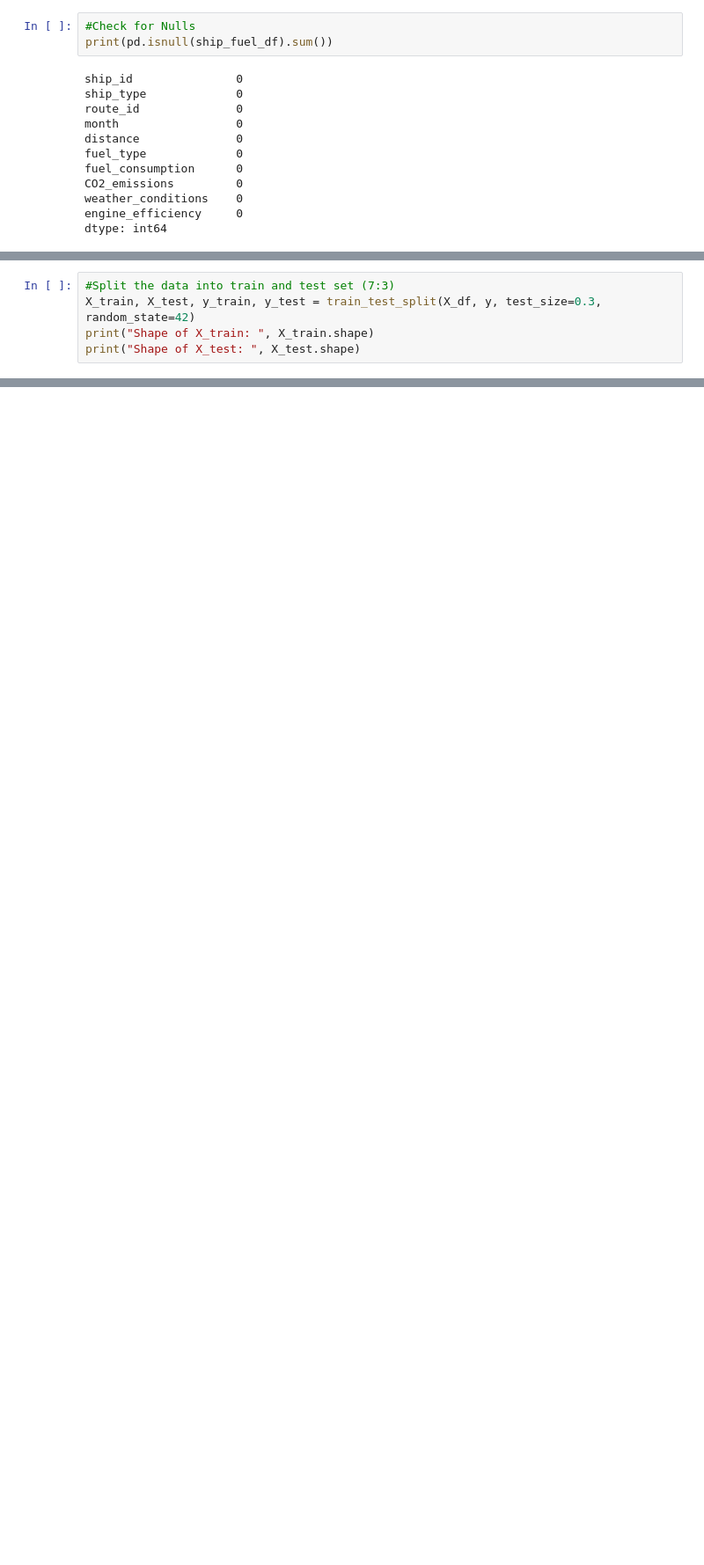
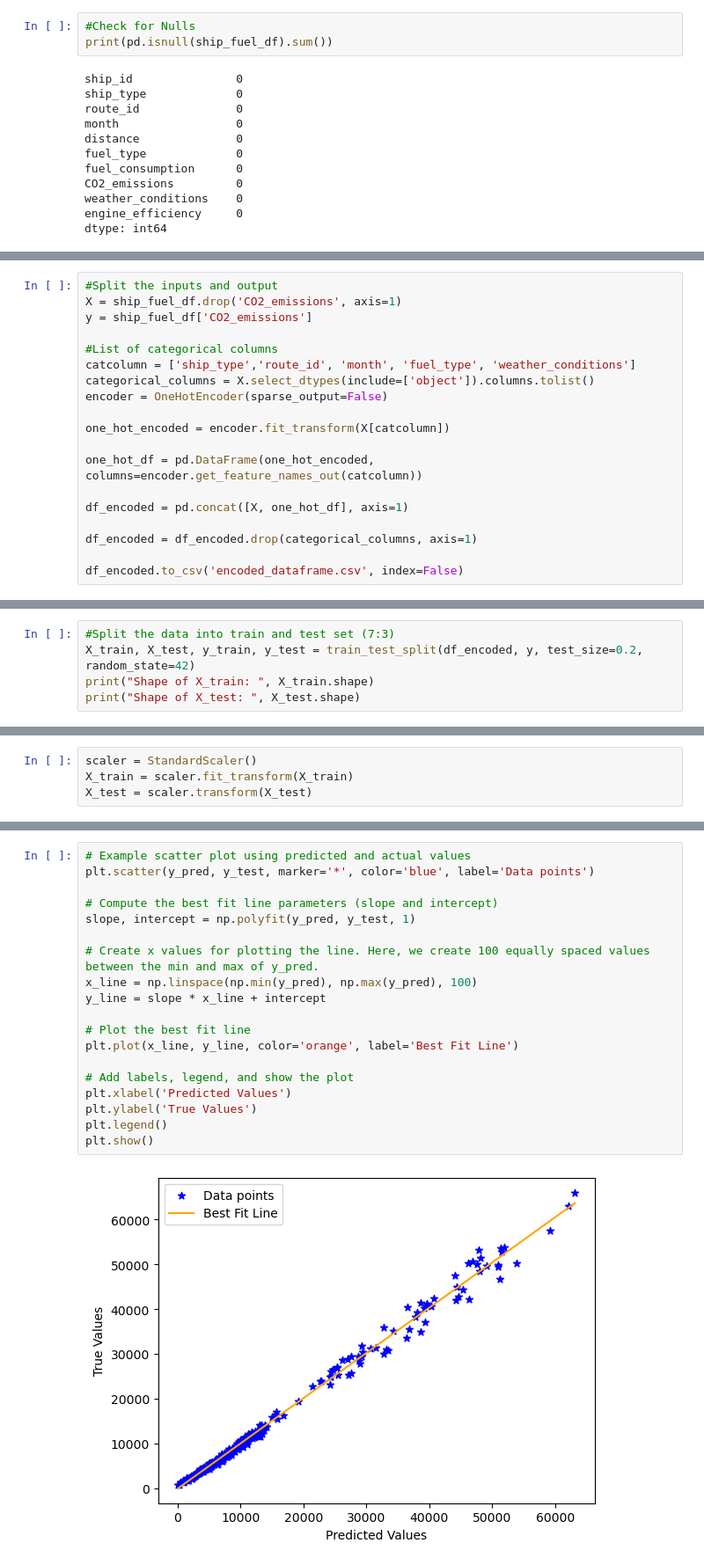
Before and after one commit to misaki22220317/SC5002_Lab_Assignmnet2, a Jupyter notebook: SC5002_Lab_Assignment2.ipynb, the cells around one changed output, grey strips where cells are left out. Shown: that part at 88% size. Saved outputs shown, nothing was run; the diff lists cells and outputs as text; blank space fills up the shorter version.

Commit message:
Update for one hot encoding and plot

```diff
--- a/SC5002_Lab_Assignment2.ipynb
+++ b/SC5002_Lab_Assignment2.ipynb
@@ -80,0 +80,19 @@ X_df = pd.DataFrame(X_np, columns=all_cols)
+# %%
+#Split the inputs and output
+X = ship_fuel_df.drop('CO2_emissions', axis=1)
+y = ship_fuel_df['CO2_emissions']
+
+#List of categorical columns
+catcolumn = ['ship_type','route_id', 'month', 'fuel_type', 'weather_conditions']
+categorical_columns = X.select_dtypes(include=['object']).columns.tolist()
+encoder = OneHotEncoder(sparse_output=False)
+
+one_hot_encoded = encoder.fit_transform(X[catcolumn])
+
+one_hot_df = pd.DataFrame(one_hot_encoded, columns=encoder.get_feature_names_out(catcolumn))
+
+df_encoded = pd.concat([X, one_hot_df], axis=1)
+
+df_encoded = df_encoded.drop(categorical_columns, axis=1)
+
+df_encoded.to_csv('encoded_dataframe.csv', index=False)
@@ -81,6 +109,6 @@ X_df = pd.DataFrame(X_np, columns=all_cols)
 # %%
 #Split the data into train and test set (7:3)
-X_train, X_test, y_train, y_test = train_test_split(X_df, y, test_size=0.3, random_state=42)
+X_train, X_test, y_train, y_test = train_test_split(df_encoded, y, test_size=0.2, random_state=42)
 print("Shape of X_train: ", X_train.shape)
 print("Shape of X_test: ", X_test.shape)
 # %% [output]
@@ -89,3 +117,7 @@ Shape of X_test:  (432, 23)
+# %%
+scaler = StandardScaler()
+X_train = scaler.fit_transform(X_train)
+X_test = scaler.transform(X_test)
 # %%
 #Linear Regression
 LinearModel = LinearRegression()
@@ -103,3 +135,24 @@ r2: 0.9950588226958281, mse: 955901.0104059286, mae: 609.3639790767888
+# %%
+# Example scatter plot using predicted and actual values
+plt.scatter(y_pred, y_test, marker='*', color='blue', label='Data points')
+
+# Compute the best fit line parameters (slope and intercept)
+slope, intercept = np.polyfit(y_pred, y_test, 1)
+
+# Create x values for plotting the line. Here, we create 100 equally spaced values between the min and max of y_pred.
+x_line = np.linspace(np.min(y_pred), np.max(y_pred), 100)
+y_line = slope * x_line + intercept
+
+# Plot the best fit line
+plt.plot(x_line, y_line, color='orange', label='Best Fit Line')
+
+# Add labels, legend, and show the plot
+plt.xlabel('Predicted Values')
+plt.ylabel('True Values')
+plt.legend()
+plt.show()
+# %% [output]
+[figure, added]
 # %%
 #Generatng alpha from 0 to 10 in steps of 0.001
 alpha = np.arange(0,10.001,0.001)
```
Also changed, not shown: parts of 7 cells of this notebook, 3 other files.
